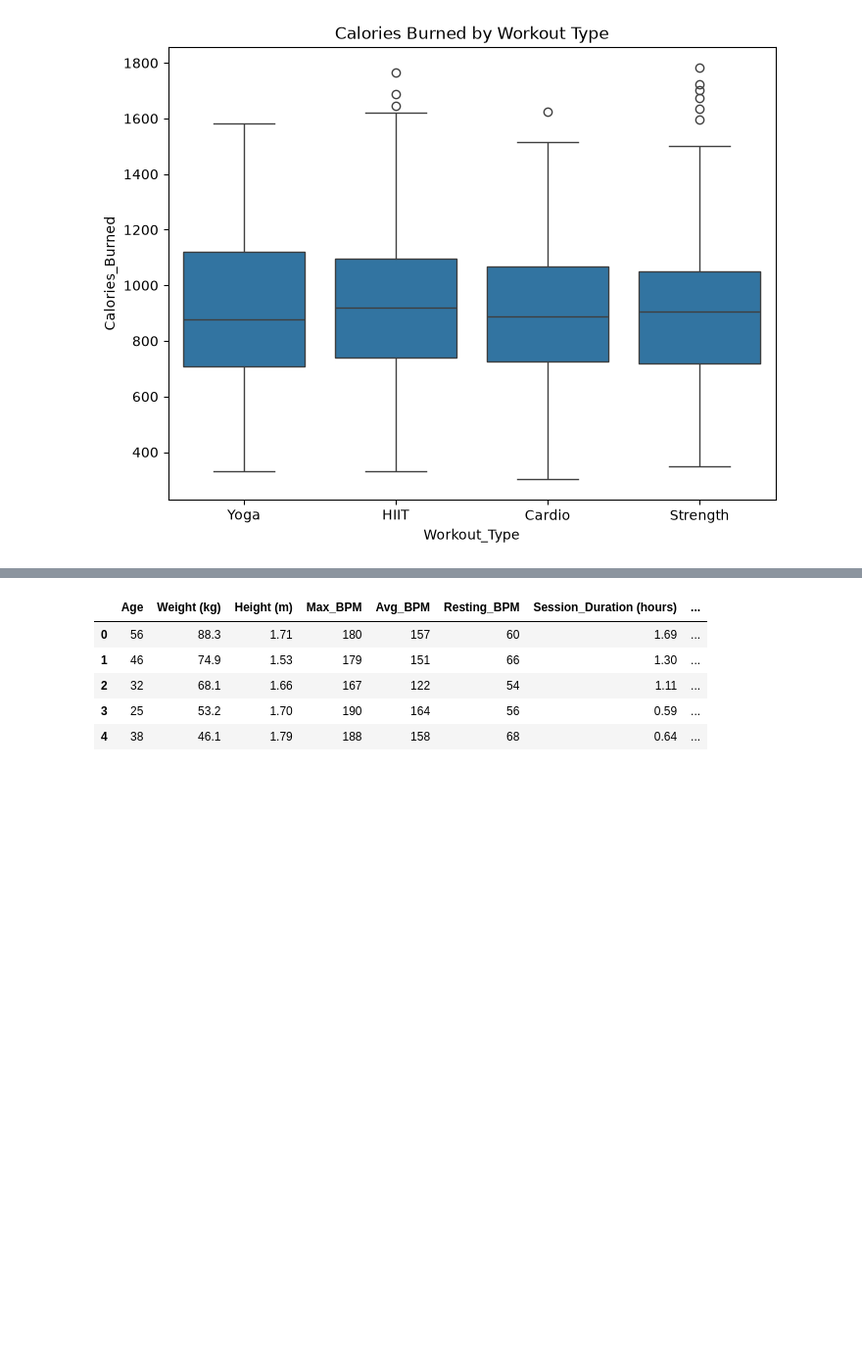
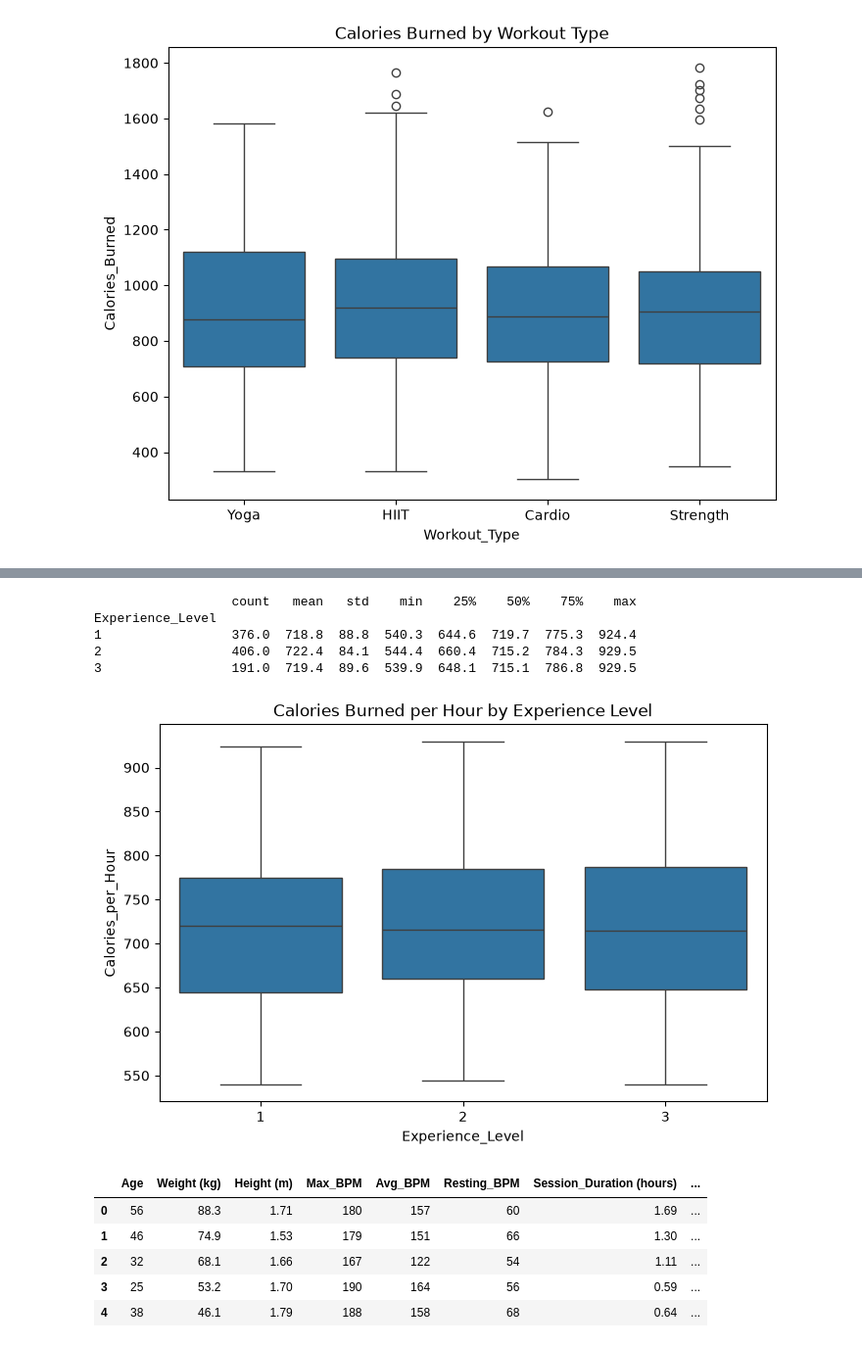
Before and after one commit to MohammedNaseer1/Gym-Members-Exercise-Project, a Jupyter notebook: notebooks/note book.ipynb, the cells around one changed output, grey strips where cells are left out. Shown at 98% size. Drawn from its saved outputs; the diff is of its cells as text; code cells hidden in the pictures; blank space fills up the shorter version.

```diff
--- a/notebooks/note book.ipynb
+++ b/notebooks/note book.ipynb
@@ -114,3 +167,21 @@ plt.show()
+# %%
+eda_df = df.copy()
+eda_df['Calories_per_Hour'] = eda_df['Calories_Burned'] / eda_df['Session_Duration (hours)']
+
+print(eda_df.groupby('Experience_Level')['Calories_per_Hour'].describe().round(1))
+
+plt.figure(figsize=(8, 5))
+sns.boxplot(x='Experience_Level', y='Calories_per_Hour', data=eda_df)
+plt.title('Calories Burned per Hour by Experience Level')
+plt.savefig('../images/calories_per_hour.png', dpi=150)
+plt.show()
+# %% [output]
+                  count   mean   std    min    25%    50%    75%    max
+Experience_Level
+1                 376.0  718.8  88.8  540.3  644.6  719.7  775.3  924.4
+2                 406.0  722.4  84.1  544.4  660.4  715.2  784.3  929.5
+3                 191.0  719.4  89.6  539.9  648.1  715.1  786.8  929.5
+[figure, added]
 # %%
 df_model = df.drop(columns=['BMI'])
 
```
Also changed, not shown: parts of 7 cells of this notebook, 6 other files.
